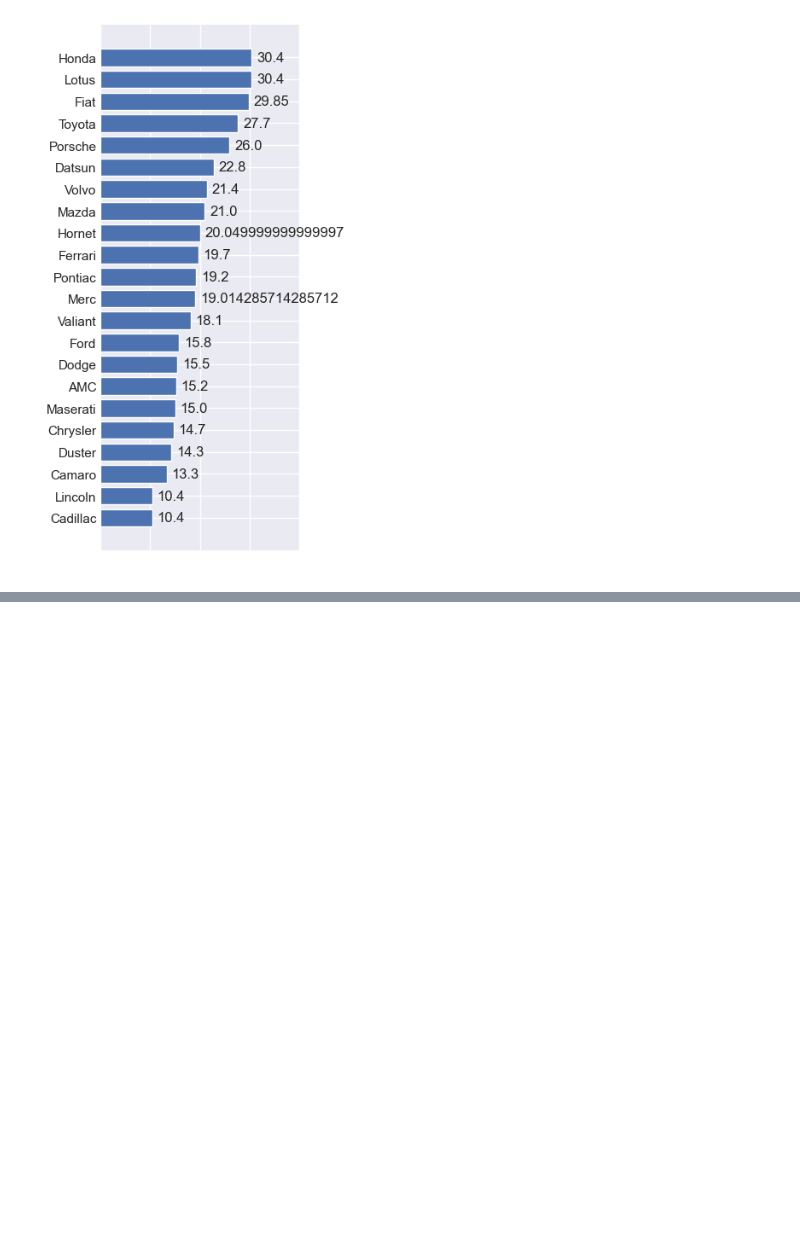
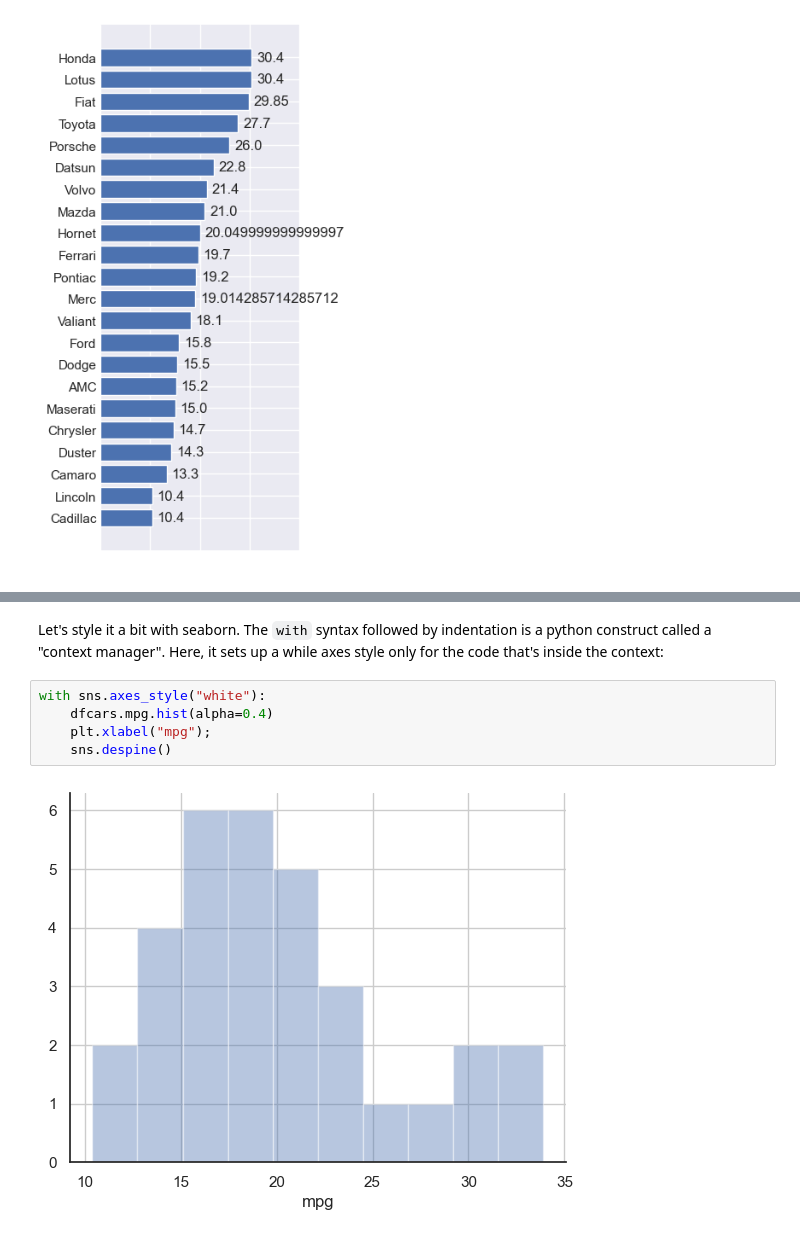
Before and after one commit to crdcamp/lin-reg-application, a Jupyter notebook: references/1_exploratory_data_analysis.ipynb, the cells around one changed output, grey strips where cells are left out. Cells and saved outputs as stored; diff of their text form; blank space fills up the shorter version.

```diff
--- a/references/1_exploratory_data_analysis.ipynb
+++ b/references/1_exploratory_data_analysis.ipynb
@@ -731,0 +751,9 @@ sns.despine(left=True, bottom=True)
+# %% [markdown]
+Let's style it a bit with seaborn. The `with` syntax followed by indentation is a python construct called a "context manager". Here, it sets up a while axes style only for the code that's inside the context:
+# %%
+with sns.axes_style("white"):
+    dfcars.mpg.hist(alpha=0.4)
+    plt.xlabel("mpg");
+    sns.despine()
+# %% [output]
+[figure, added]
```
Also changed, not shown: parts of 10 cells of this notebook.
